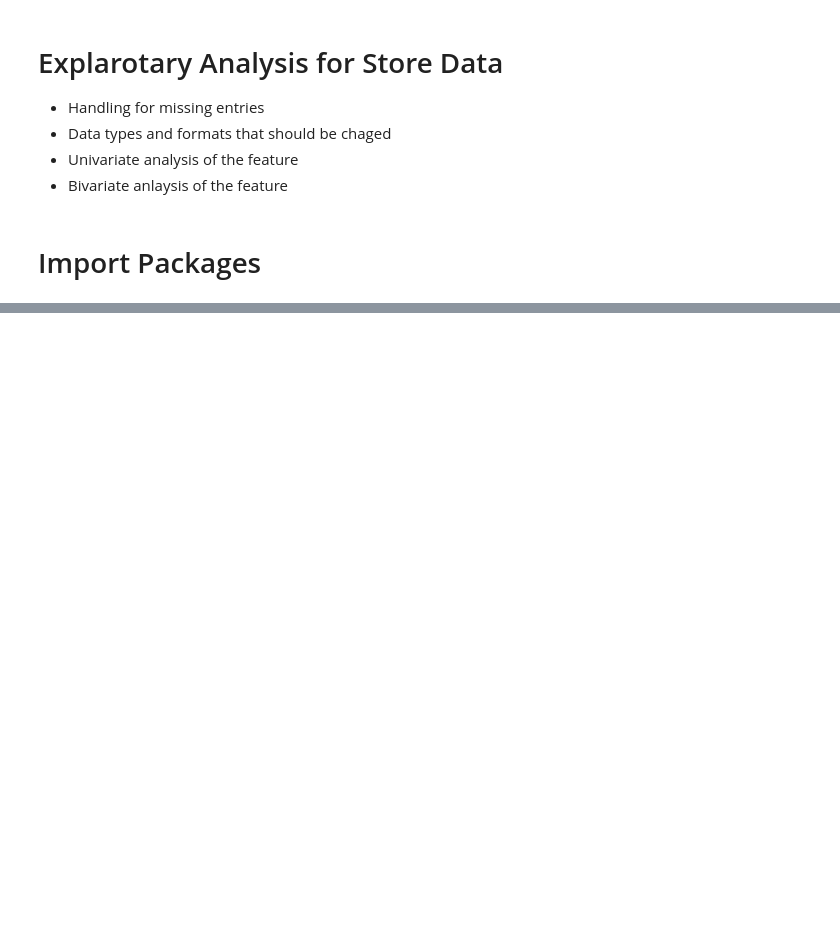
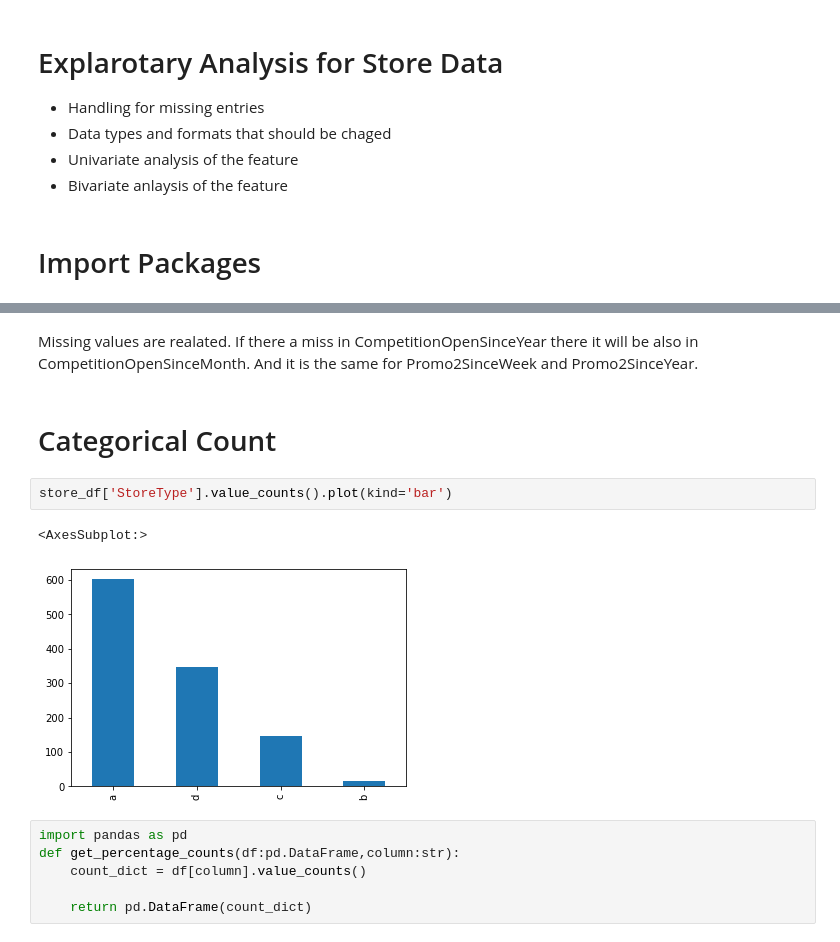
Before and after one commit to degagawolde/pharmaceutical-sales-prediction, a Jupyter notebook: notebooks/StoreDataExploration.ipynb, the cells around one changed output, grey strips where cells are left out. Cells and saved outputs as stored; diff of their text form; blank space fills up the shorter version.

```diff
--- a/notebooks/StoreDataExploration.ipynb
+++ b/notebooks/StoreDataExploration.ipynb
@@ -37,0 +83,15 @@ NoRemoteError: config file error: no remote specified. Create a default remote w
+# %% [markdown]
+Missing values are realated. If there a miss in CompetitionOpenSinceYear there it will be also in CompetitionOpenSinceMonth. And it is the same for Promo2SinceWeek and Promo2SinceYear.
+# %% [markdown]
+# Categorical Count
+# %%
+store_df['StoreType'].value_counts().plot(kind='bar')
+# %% [output]
+<AxesSubplot:>
+[figure, added]
+# %%
+import pandas as pd
+def get_percentage_counts(df:pd.DataFrame,column:str):
+    count_dict = df[column].value_counts()
+
+    return pd.DataFrame(count_dict)
```
Also changed, not shown: parts of 16 cells of this notebook, 7 other files.
